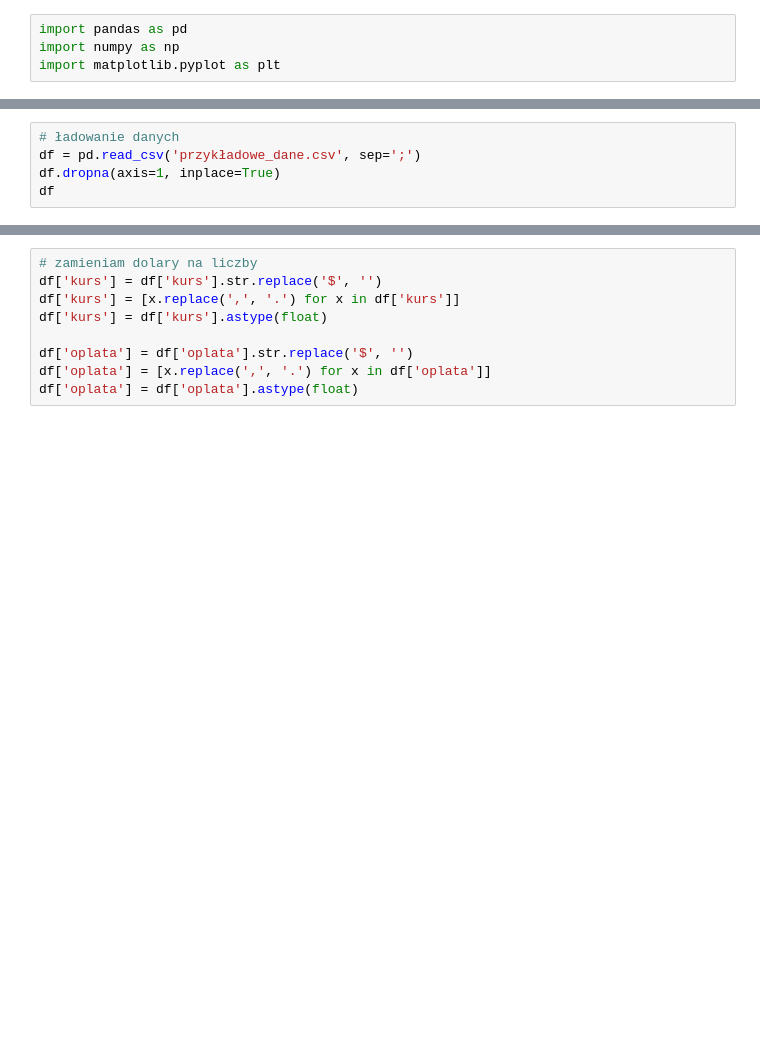
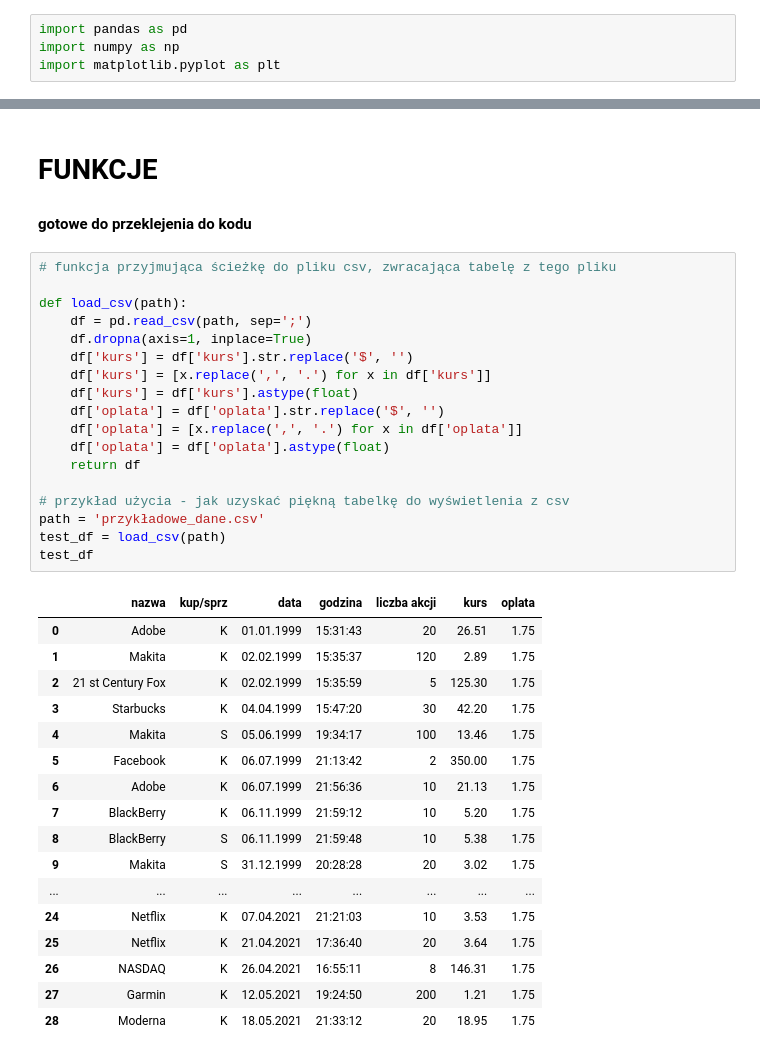
Before and after one commit to MaksymKokocinski/Optifolio, a Jupyter notebook: TmpTests/data_visualization.ipynb, the cells around one changed output, grey strips where cells are left out. Cells and saved outputs as stored; diff of their text form; blank space fills up the shorter version.

```diff
--- a/TmpTests/data_visualization.ipynb
+++ b/TmpTests/data_visualization.ipynb
@@ -7,5 +12,0 @@ import matplotlib.pyplot as plt
-# %%
-# ładowanie danych
-df = pd.read_csv('przykładowe_dane.csv', sep=';')
-df.dropna(axis=1, inplace=True)
-df
@@ -30,9 +35,39 @@ df
+# %% [markdown]
+# FUNKCJE
+#### gotowe do przeklejenia do kodu
 # %%
-# zamieniam dolary na liczby
-df['kurs'] = df['kurs'].str.replace('$', '')
-df['kurs'] = [x.replace(',', '.') for x in df['kurs']]
-df['kurs'] = df['kurs'].astype(float)
+# funkcja przyjmująca ścieżkę do pliku csv, zwracająca tabelę z tego pliku
 
-df['oplata'] = df['oplata'].str.replace('$', '')
-df['oplata'] = [x.replace(',', '.') for x in df['oplata']]
-df['oplata'] = df['oplata'].astype(float)
+def load_csv(path):
+    df = pd.read_csv(path, sep=';')
+    df.dropna(axis=1, inplace=True)
+    df['kurs'] = df['kurs'].str.replace('$', '')
+    df['kurs'] = [x.replace(',', '.') for x in df['kurs']]
+    df['kurs'] = df['kurs'].astype(float)
+    df['oplata'] = df['oplata'].str.replace('$', '')
+    df['oplata'] = [x.replace(',', '.') for x in df['oplata']]
+    df['oplata'] = df['oplata'].astype(float)
+    return df
+
+# przykład użycia - jak uzyskać piękną tabelkę do wyświetlenia z csv
+path = 'przykładowe_dane.csv'
+test_df = load_csv(path)
+test_df
+# %% [output]
+|  | nazwa | kup/sprz | data | godzina | liczba akcji | kurs | oplata |
+| 0 | Adobe | K | 01.01.1999 | 15:31:43 | 20 | 26.51 | 1.75 |
+| 1 | Makita | K | 02.02.1999 | 15:35:37 | 120 | 2.89 | 1.75 |
+| 2 | 21 st Century Fox | K | 02.02.1999 | 15:35:59 | 5 | 125.30 | 1.75 |
+| 3 | Starbucks | K | 04.04.1999 | 15:47:20 | 30 | 42.20 | 1.75 |
+| 4 | Makita | S | 05.06.1999 | 19:34:17 | 100 | 13.46 | 1.75 |
+| 5 | Facebook | K | 06.07.1999 | 21:13:42 | 2 | 350.00 | 1.75 |
+| 6 | Adobe | K | 06.07.1999 | 21:56:36 | 10 | 21.13 | 1.75 |
+| 7 | BlackBerry | K | 06.11.1999 | 21:59:12 | 10 | 5.20 | 1.75 |
+| 8 | BlackBerry | S | 06.11.1999 | 21:59:48 | 10 | 5.38 | 1.75 |
+| 9 | Makita | S | 31.12.1999 | 20:28:28 | 20 | 3.02 | 1.75 |
+| ... | ... | ... | ... | ... | ... | ... | ... |
+| 24 | Netflix | K | 07.04.2021 | 21:21:03 | 10 | 3.53 | 1.75 |
+| 25 | Netflix | K | 21.04.2021 | 17:36:40 | 20 | 3.64 | 1.75 |
+| 26 | NASDAQ | K | 26.04.2021 | 16:55:11 | 8 | 146.31 | 1.75 |
+| 27 | Garmin | K | 12.05.2021 | 19:24:50 | 200 | 1.21 | 1.75 |
+| 28 | Moderna | K | 18.05.2021 | 21:33:12 | 20 | 18.95 | 1.75 |
```
Also changed, not shown: parts of 30 cells of this notebook, 1 other file.
